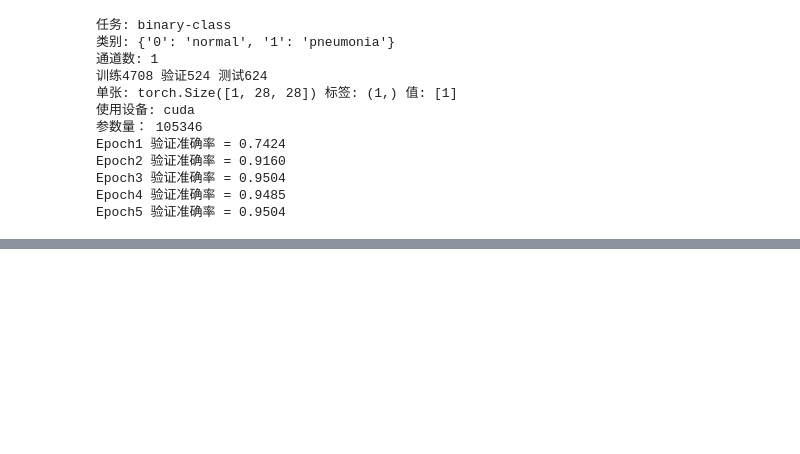
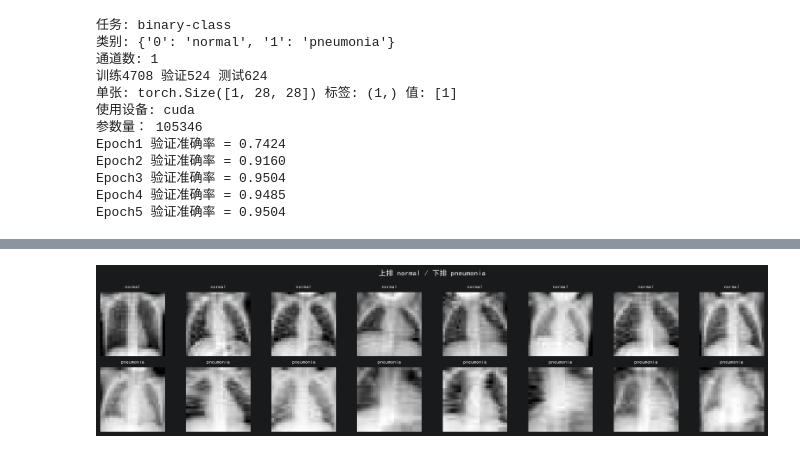
Before and after one commit to xuanyi520/machine-learning-and-deep-learning, a Jupyter notebook: 练习代码/Learn.ipynb, the cells around one changed output, grey strips where cells are left out. Drawn from its saved outputs; the diff is of its cells as text; code cells hidden in the pictures; blank space fills up the shorter version.

```diff
--- a/练习代码/Learn.ipynb
+++ b/练习代码/Learn.ipynb
@@ -1928,0 +1942,20 @@ Epoch5 验证准确率 = 0.9504
+# %%
+# 正常 vs 肺炎，各挑 8 张对照着看
+lab_all = np.asarray(train_set.labels).ravel()
+idx_normal = np.where(lab_all == 0)[0][:8]
+idx_pneum = np.where(lab_all == 1)[0][:8]
+
+fig, axes = plt.subplots(2, 8, figsize=(16, 4))
+for ax, i in zip(axes[0], idx_normal):
+    ax.imshow(train_set[int(i)][0].squeeze(), cmap='gray')
+    ax.set_title('normal', fontsize=8)
+    ax.axis('off')
+for ax, i in zip(axes[1], idx_pneum):
+    ax.imshow(train_set[int(i)][0].squeeze(), cmap='gray')
+    ax.set_title('pneumonia', fontsize=8)
+    ax.axis('off')
+plt.suptitle('上排 normal / 下排 pneumonia')
+plt.tight_layout()
+plt.show()
+# %% [output]
+[figure, added]
```
Also changed, not shown: parts of 4 cells of this notebook.
